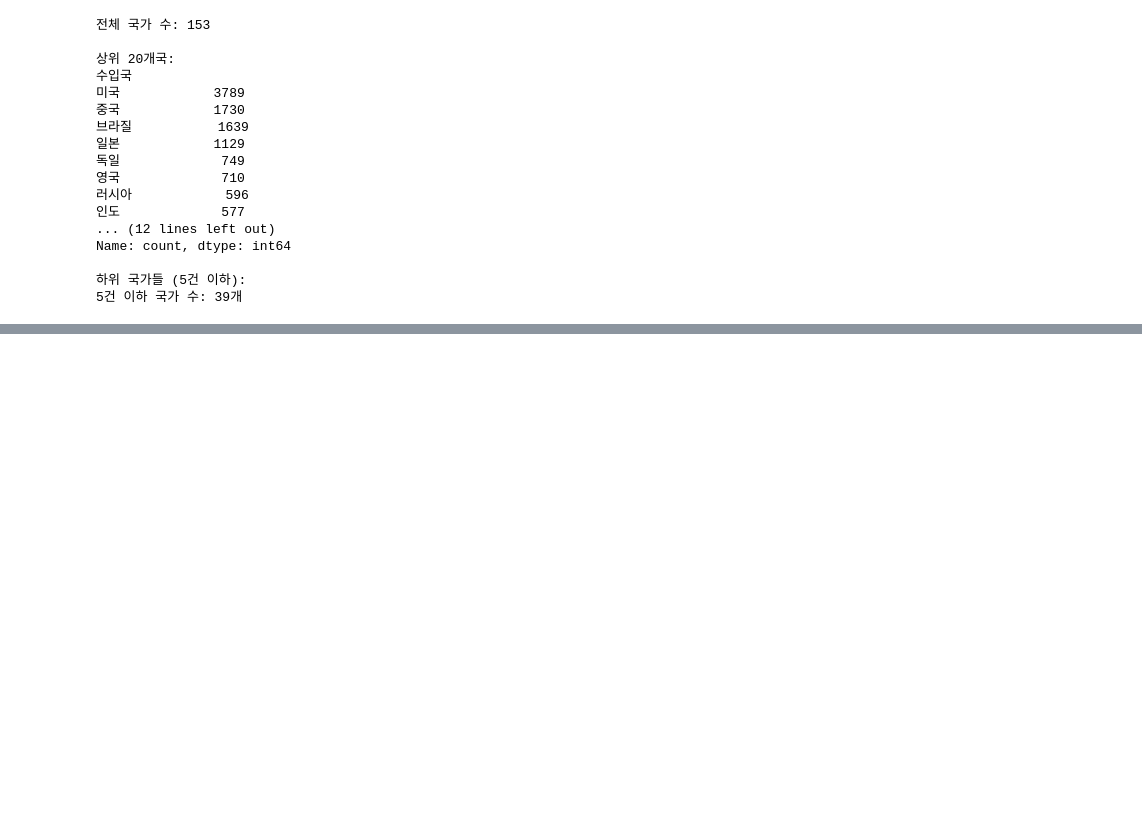
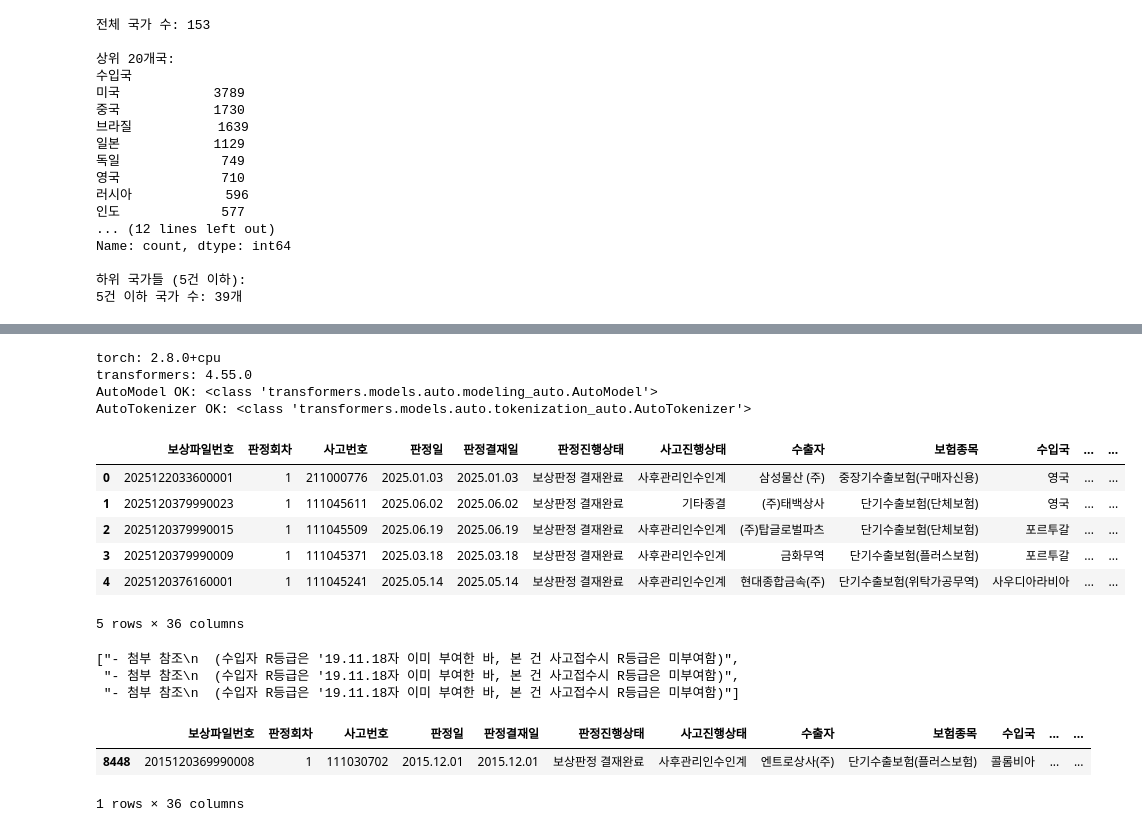
Before and after one commit to inseonseo/Ksure_bigdata, a Jupyter notebook: case/KoSimCSE/new/notebo.ipynb, the cells around one changed output, grey strips where cells are left out. Cells and saved outputs as stored; diff of their text form; code cells hidden in the pictures; blank space fills up the shorter version.

```diff
--- a/case/KoSimCSE/new/notebo.ipynb
+++ b/case/KoSimCSE/new/notebo.ipynb
@@ -960,0 +978,37 @@ Name: count, dtype: int64
+# %%
+import torch, transformers
+print("torch:", torch.__version__)
+print("transformers:", transformers.__version__)
+from transformers import AutoModel, AutoTokenizer
+print("AutoModel OK:", AutoModel)
+print("AutoTokenizer OK:", AutoTokenizer)
+# %% [output]
+torch: 2.8.0+cpu
+transformers: 4.55.0
+AutoModel OK: <class 'transformers.models.auto.modeling_auto.AutoModel'>
+AutoTokenizer OK: <class 'transformers.models.auto.tokenization_auto.AutoTokenizer'>
+# %%
+import pandas as pd
+
+nn = pd.read_csv('data/design.csv', encoding='cp949')
+nn.head()
+# %% [output]
+|  | 보상파일번호 | 판정회차 | 사고번호 | 판정일 | 판정결재일 | 판정진행상태 | 사고진행상태 | 수출자 | 보험종목 | 수입국 | ... | ... |
+| 0 | 2025122033600001 | 1 | 211000776 | 2025.01.03 | 2025.01.03 | 보상판정 결재완료 | 사후관리인수인계 | 삼성물산 (주) | 중장기수출보험(구매자신용) | 영국 | ... | ... |
+| 1 | 2025120379990023 | 1 | 111045611 | 2025.06.02 | 2025.06.02 | 보상판정 결재완료 | 기타종결 | (주)태백상사 | 단기수출보험(단체보험) | 영국 | ... | ... |
+| 2 | 2025120379990015 | 1 | 111045509 | 2025.06.19 | 2025.06.19 | 보상판정 결재완료 | 사후관리인수인계 | (주)탑글로벌파츠 | 단기수출보험(단체보험) | 포르투갈 | ... | ... |
+| 3 | 2025120379990009 | 1 | 111045371 | 2025.03.18 | 2025.03.18 | 보상판정 결재완료 | 사후관리인수인계 | 금화무역 | 단기수출보험(플러스보험) | 포르투갈 | ... | ... |
+| 4 | 2025120376160001 | 1 | 111045241 | 2025.05.14 | 2025.05.14 | 보상판정 결재완료 | 사후관리인수인계 | 현대종합금속(주) | 단기수출보험(위탁가공무역) | 사우디아라비아 | ... | ... |
+5 rows × 36 columns
+# %%
+nn[nn['사고번호'] == 111038083].사고설명.to_list()
+# %% [output]
+["- 첨부 참조\n  (수입자 R등급은 '19.11.18자 이미 부여한 바, 본 건 사고접수시 R등급은 미부여함)",
+ "- 첨부 참조\n  (수입자 R등급은 '19.11.18자 이미 부여한 바, 본 건 사고접수시 R등급은 미부여함)",
+ "- 첨부 참조\n  (수입자 R등급은 '19.11.18자 이미 부여한 바, 본 건 사고접수시 R등급은 미부여함)"]
+# %%
+nn[(nn['수출자'] == '엔트로상사(주)') & (nn['수입국'] == '콜롬비아')]
+# %% [output]
+|  | 보상파일번호 | 판정회차 | 사고번호 | 판정일 | 판정결재일 | 판정진행상태 | 사고진행상태 | 수출자 | 보험종목 | 수입국 | ... | ... |
+| 8448 | 2015120369990008 | 1 | 111030702 | 2015.12.01 | 2015.12.01 | 보상판정 결재완료 | 사후관리인수인계 | 엔트로상사(주) | 단기수출보험(플러스보험) | 콜롬비아 | ... | ... |
+1 rows × 36 columns
```
Also changed, not shown: parts of 4 cells of this notebook, 16 other files.
